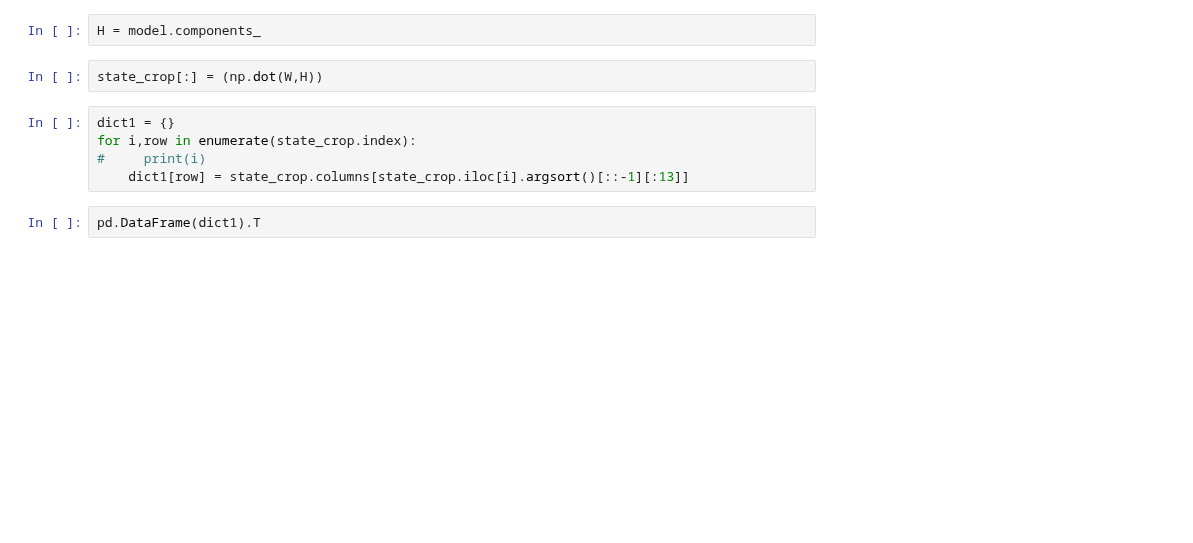
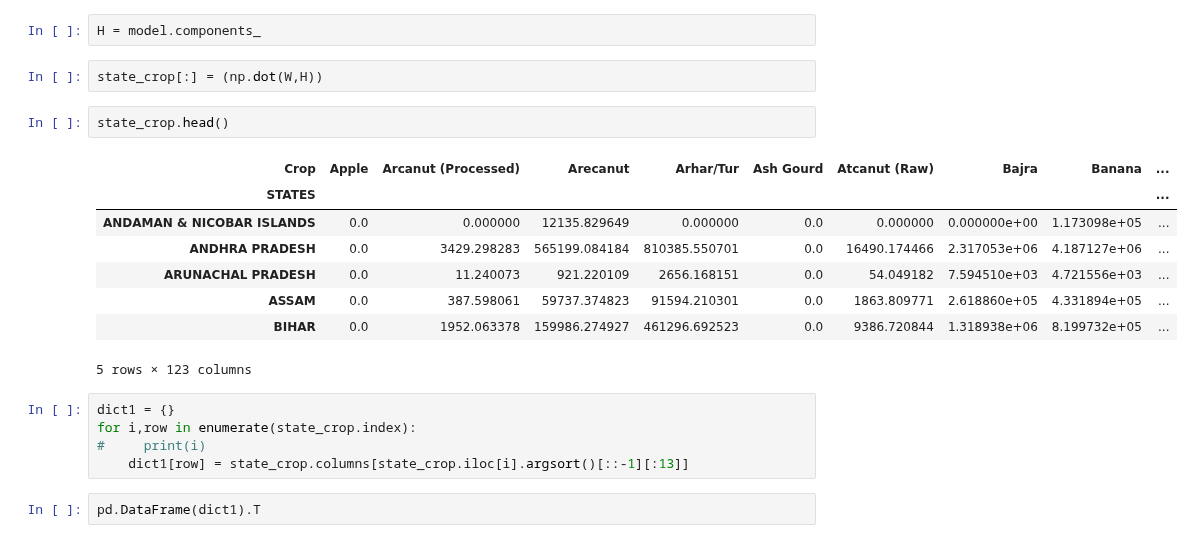
Before and after one commit to nitinvbharti/Agriculture_Analysis, a Jupyter notebook: Agro_analysis.ipynb, the cells around one changed output. Drawn from its saved outputs; the diff is of its cells as text; blank space fills up the shorter version.

```diff
--- a/Agro_analysis.ipynb
+++ b/Agro_analysis.ipynb
@@ -1106,6 +1134,17 @@ W = model.fit_transform(X-np.min(X))
 H = model.components_
 # %%
 state_crop[:] = (np.dot(W,H))
+# %%
+state_crop.head()
+# %% [output]
+| Crop | Apple | Arcanut (Processed) | Arecanut | Arhar/Tur | Ash Gourd | Atcanut (Raw) | Bajra | Banana | ... |
+| STATES |  |  |  |  |  |  |  |  | ... |
+| ANDAMAN & NICOBAR ISLANDS | 0.0 | 0.000000 | 12135.829649 | 0.000000 | 0.0 | 0.000000 | 0.000000e+00 | 1.173098e+05 | ... |
+| ANDHRA PRADESH | 0.0 | 3429.298283 | 565199.084184 | 810385.550701 | 0.0 | 16490.174466 | 2.317053e+06 | 4.187127e+06 | ... |
+| ARUNACHAL PRADESH | 0.0 | 11.240073 | 921.220109 | 2656.168151 | 0.0 | 54.049182 | 7.594510e+03 | 4.721556e+03 | ... |
+| ASSAM | 0.0 | 387.598061 | 59737.374823 | 91594.210301 | 0.0 | 1863.809771 | 2.618860e+05 | 4.331894e+05 | ... |
+| BIHAR | 0.0 | 1952.063378 | 159986.274927 | 461296.692523 | 0.0 | 9386.720844 | 1.318938e+06 | 8.199732e+05 | ... |
+5 rows × 123 columns
 # %%
 dict1 = {}
 for i,row in enumerate(state_crop.index):
```
Also changed, not shown: parts of 7 cells of this notebook.
